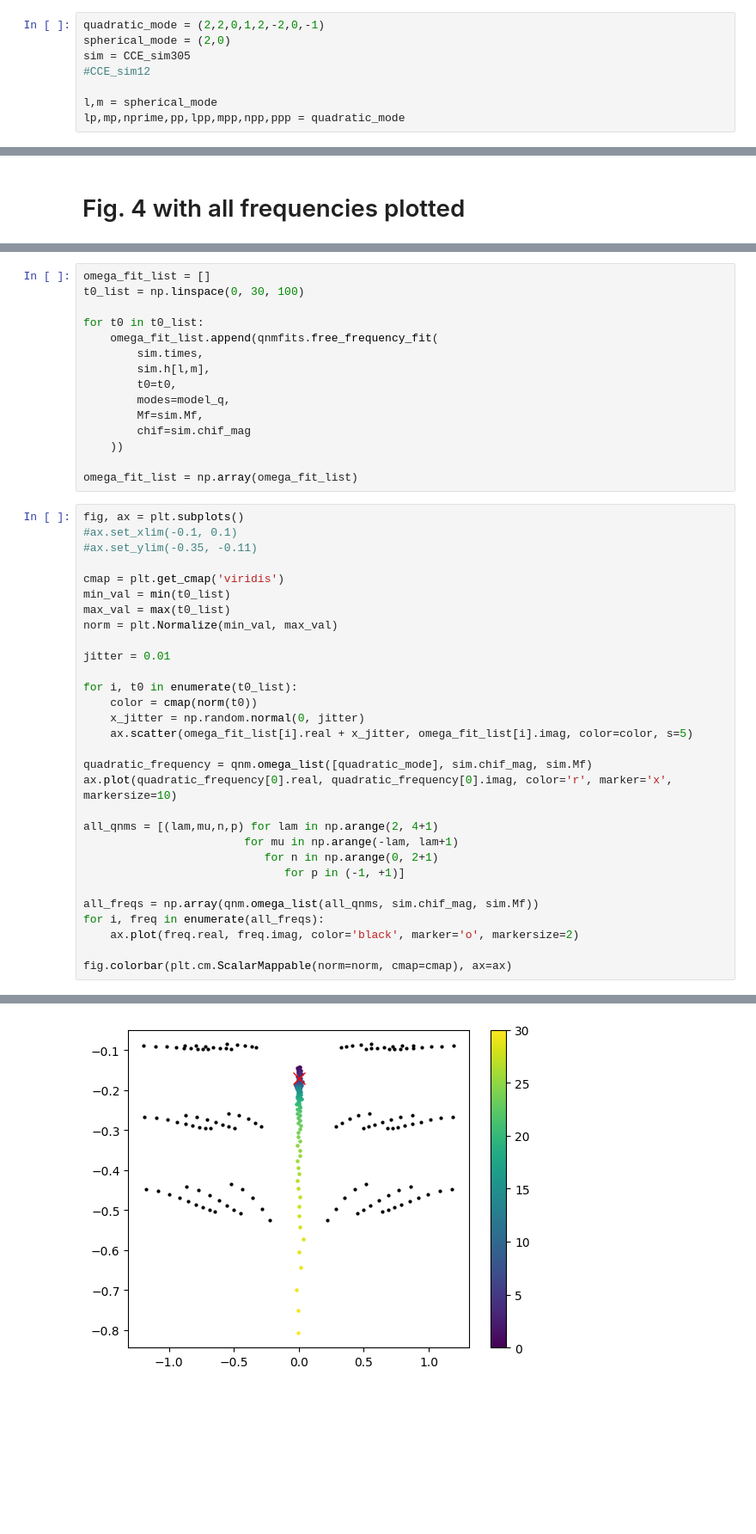
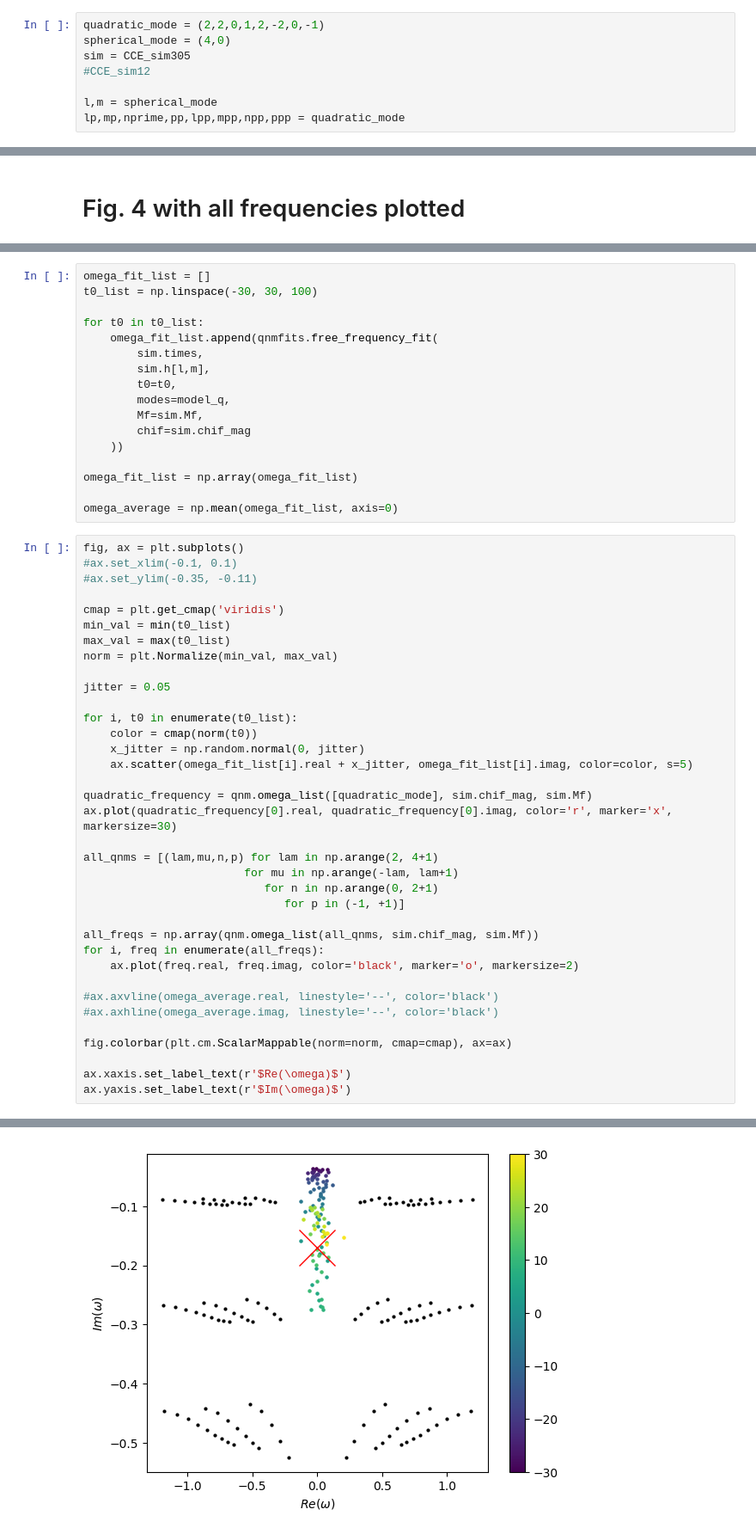
Before and after one commit to Richardvnd/quadratic_qnm, a Jupyter notebook: free_frequency_fitting_memory.ipynb, the cells around one changed output, grey strips where cells are left out. Shown: that part at 86% size. Drawn from its saved outputs; the diff is of its cells as text; blank space fills up the shorter version.

Commit message:
memory mode tests (frequency & mapping)

```diff
--- a/free_frequency_fitting_memory.ipynb
+++ b/free_frequency_fitting_memory.ipynb
@@ -41,7 +43,7 @@ Note this doesn't use the CCE waveforms.
 Assume linear model fits to a particular l,m using only the QNM harmonics of that l,m
 # %%
 quadratic_mode = (2,2,0,1,2,-2,0,-1)
-spherical_mode = (2,0)
+spherical_mode = (4,0)
 sim = CCE_sim305
 #CCE_sim12
 
@@ -54,6 +62,6 @@ model_q = [(l,m,n,1) for n in range(2+1)] + [(l,m,n,-1) for n in range(2+1)]
 # %%
 omega_fit_list = []
-t0_list = np.linspace(0, 30, 100)
+t0_list = np.linspace(-30, 30, 100)
 
 for t0 in t0_list:
     omega_fit_list.append(qnmfits.free_frequency_fit(
@@ -66,6 +74,8 @@ for t0 in t0_list:
     ))
 
 omega_fit_list = np.array(omega_fit_list)
+
+omega_average = np.mean(omega_fit_list, axis=0)
 # %%
 fig, ax = plt.subplots()
 #ax.set_xlim(-0.1, 0.1)
@@ -76,7 +86,7 @@ min_val = min(t0_list)
 max_val = max(t0_list)
 norm = plt.Normalize(min_val, max_val)
 
-jitter = 0.01
+jitter = 0.05
 
 for i, t0 in enumerate(t0_list):
     color = cmap(norm(t0))
@@ -84,7 +94,7 @@ for i, t0 in enumerate(t0_list):
     ax.scatter(omega_fit_list[i].real + x_jitter, omega_fit_list[i].imag, color=color, s=5)
 
 quadratic_frequency = qnm.omega_list([quadratic_mode], sim.chif_mag, sim.Mf)
-ax.plot(quadratic_frequency[0].real, quadratic_frequency[0].imag, color='r', marker='x', markersize=10)
+ax.plot(quadratic_frequency[0].real, quadratic_frequency[0].imag, color='r', marker='x', markersize=30)
 
 all_qnms = [(lam,mu,n,p) for lam in np.arange(2, 4+1)
                         for mu in np.arange(-lam, lam+1)
@@ -95,5 +105,11 @@ all_freqs = np.array(qnm.omega_list(all_qnms, sim.chif_mag, sim.Mf))
 for i, freq in enumerate(all_freqs):
     ax.plot(freq.real, freq.imag, color='black', marker='o', markersize=2)
 
+#ax.axvline(omega_average.real, linestyle='--', color='black')
+#ax.axhline(omega_average.imag, linestyle='--', color='black')
+
 fig.colorbar(plt.cm.ScalarMappable(norm=norm, cmap=cmap), ax=ax)
+
+ax.xaxis.set_label_text(r'$Re(\omega)$')
+ax.yaxis.set_label_text(r'$Im(\omega)$')
 # %% [output]
@@ -102 +117 @@ fig.colorbar(plt.cm.ScalarMappable(norm=norm, cmap=cmap), ax=ax)
-[figure, old version]
+[figure, new version]
```
Also changed, not shown: parts of 5 cells of this notebook, 29 other files.
